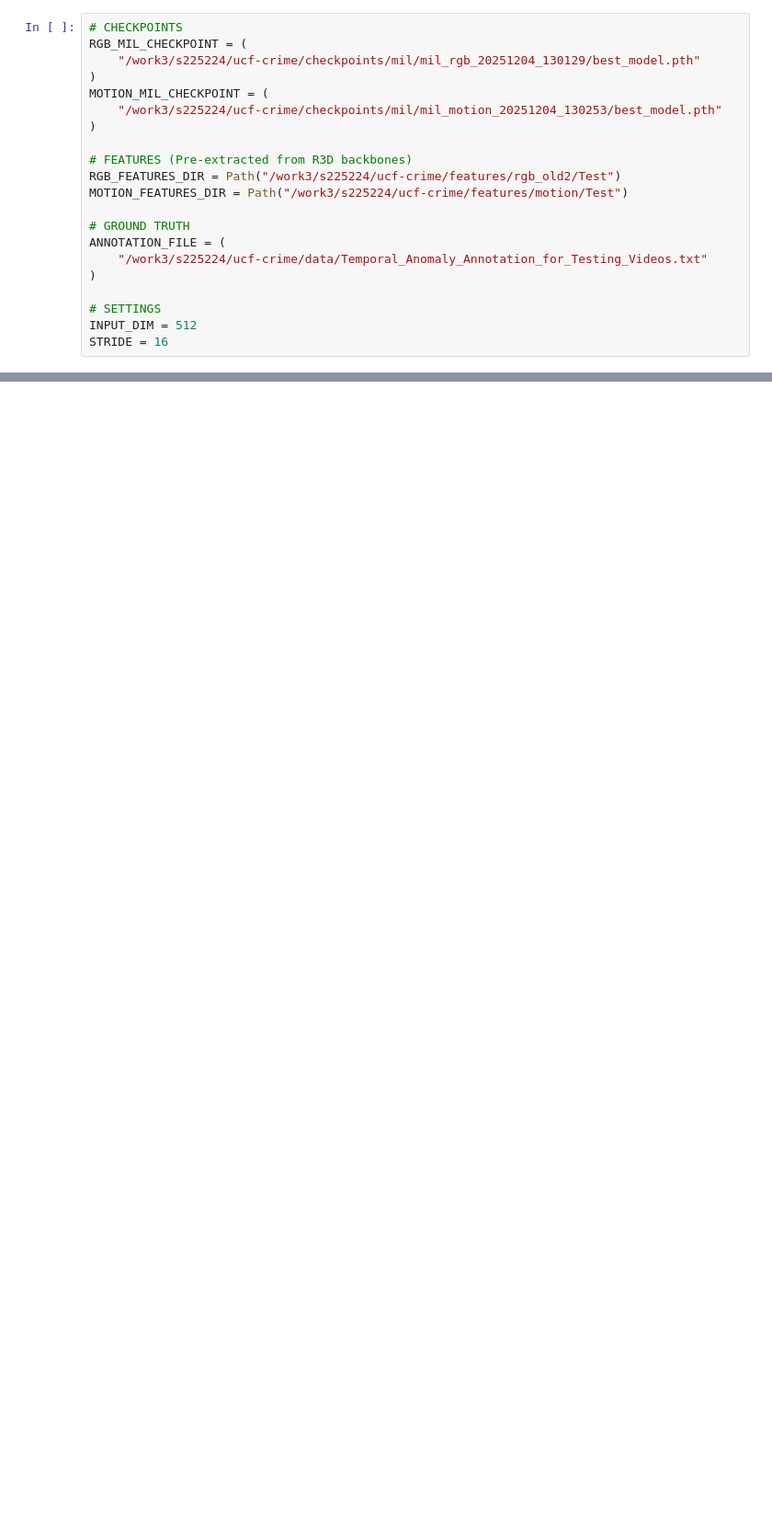
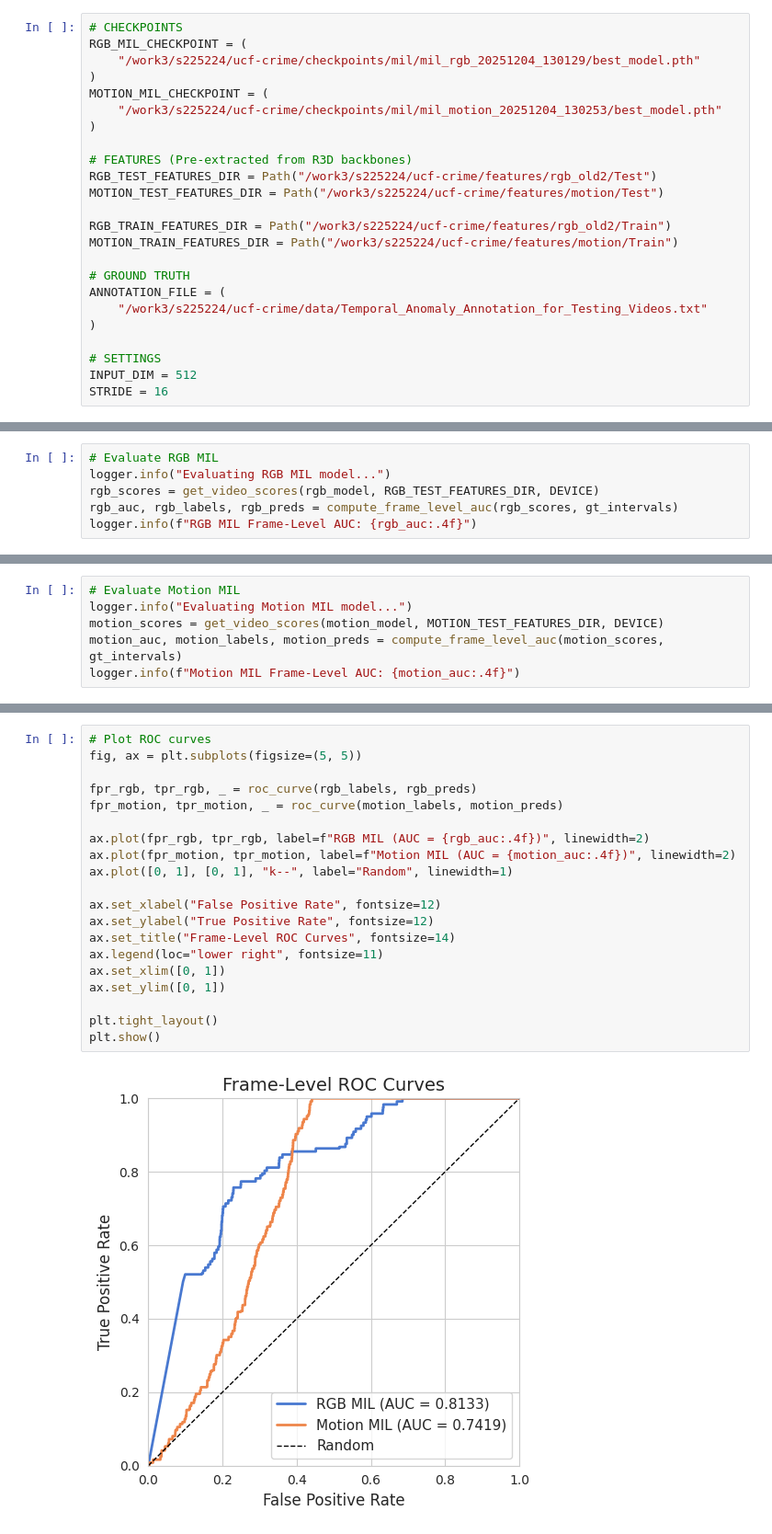
Before and after one commit to linusjuni/perimiter-net, a Jupyter notebook: notebooks/demo.ipynb, the cells around one changed output, grey strips where cells are left out. Shown: that part at 92% size. Cells and saved outputs as stored; diff of their text form; blank space fills up the shorter version.

```diff
--- a/notebooks/demo.ipynb
+++ b/notebooks/demo.ipynb
@@ -57,8 +88,11 @@ MOTION_MIL_CHECKPOINT = (
 )
 
 # FEATURES (Pre-extracted from R3D backbones)
-RGB_FEATURES_DIR = Path("/work3/s225224/ucf-crime/features/rgb_old2/Test")
-MOTION_FEATURES_DIR = Path("/work3/s225224/ucf-crime/features/motion/Test")
+RGB_TEST_FEATURES_DIR = Path("/work3/s225224/ucf-crime/features/rgb_old2/Test")
+MOTION_TEST_FEATURES_DIR = Path("/work3/s225224/ucf-crime/features/motion/Test")
+
+RGB_TRAIN_FEATURES_DIR = Path("/work3/s225224/ucf-crime/features/rgb_old2/Train")
+MOTION_TRAIN_FEATURES_DIR = Path("/work3/s225224/ucf-crime/features/motion/Train")
 
 # GROUND TRUTH
 ANNOTATION_FILE = (
@@ -70,0 +222,6 @@ STRIDE = 16
+# %%
+# Evaluate RGB MIL
+logger.info("Evaluating RGB MIL model...")
+rgb_scores = get_video_scores(rgb_model, RGB_TEST_FEATURES_DIR, DEVICE)
+rgb_auc, rgb_labels, rgb_preds = compute_frame_level_auc(rgb_scores, gt_intervals)
+logger.info(f"RGB MIL Frame-Level AUC: {rgb_auc:.4f}")
@@ -70,0 +231,6 @@ STRIDE = 16
+# %%
+# Evaluate Motion MIL
+logger.info("Evaluating Motion MIL model...")
+motion_scores = get_video_scores(motion_model, MOTION_TEST_FEATURES_DIR, DEVICE)
+motion_auc, motion_labels, motion_preds = compute_frame_level_auc(motion_scores, gt_intervals)
+logger.info(f"Motion MIL Frame-Level AUC: {motion_auc:.4f}")
@@ -70,0 +240,22 @@ STRIDE = 16
+# %%
+# Plot ROC curves
+fig, ax = plt.subplots(figsize=(5, 5))
+
+fpr_rgb, tpr_rgb, _ = roc_curve(rgb_labels, rgb_preds)
+fpr_motion, tpr_motion, _ = roc_curve(motion_labels, motion_preds)
+
+ax.plot(fpr_rgb, tpr_rgb, label=f"RGB MIL (AUC = {rgb_auc:.4f})", linewidth=2)
+ax.plot(fpr_motion, tpr_motion, label=f"Motion MIL (AUC = {motion_auc:.4f})", linewidth=2)
+ax.plot([0, 1], [0, 1], "k--", label="Random", linewidth=1)
+
+ax.set_xlabel("False Positive Rate", fontsize=12)
+ax.set_ylabel("True Positive Rate", fontsize=12)
+ax.set_title("Frame-Level ROC Curves", fontsize=14)
+ax.legend(loc="lower right", fontsize=11)
+ax.set_xlim([0, 1])
+ax.set_ylim([0, 1])
+
+plt.tight_layout()
+plt.show()
+# %% [output]
+[figure, added]
```
Also changed, not shown: parts of 14 cells of this notebook.
